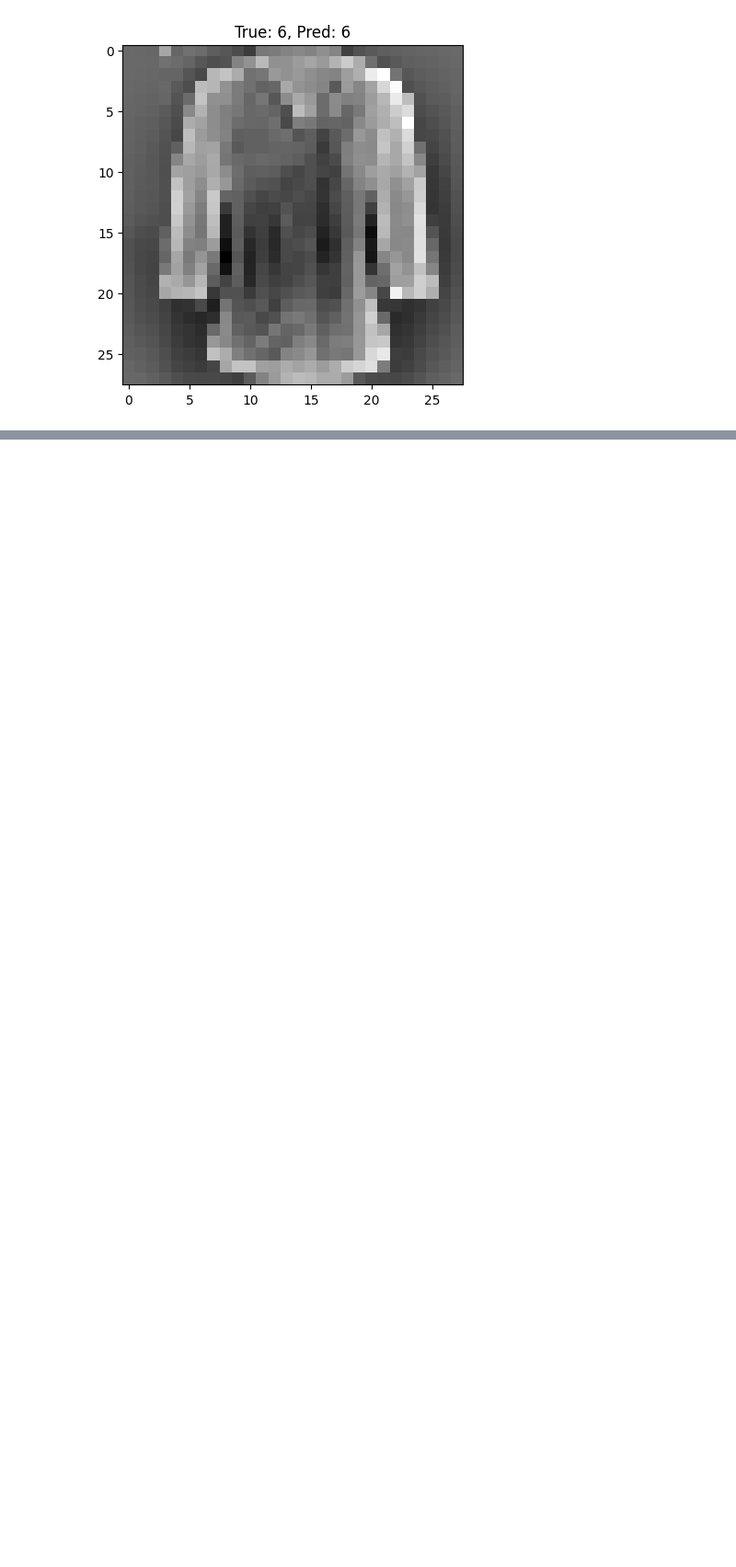
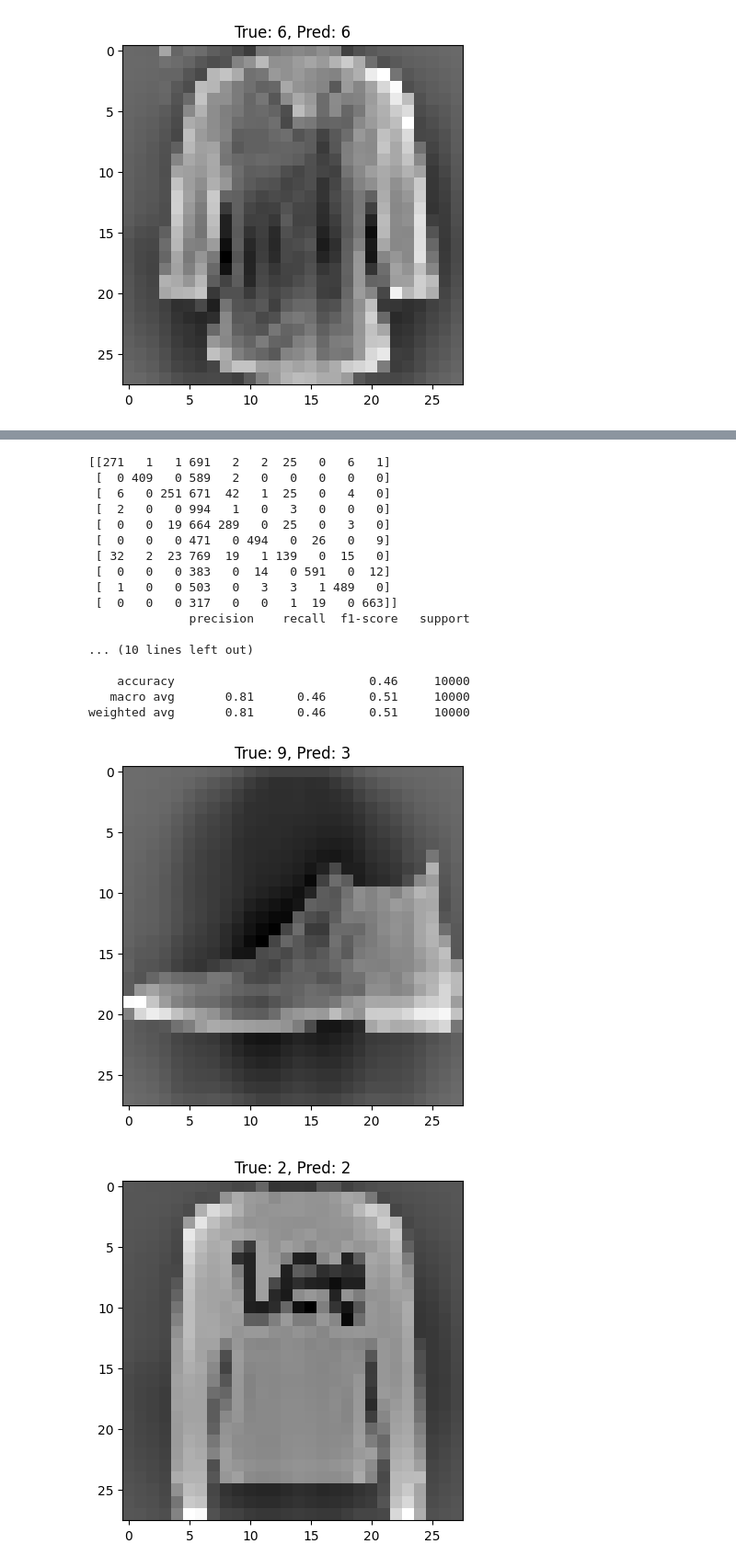
Before and after one commit to awesomecosmos/my-computer-vision-experiments, a Jupyter notebook: code/svm_classifier_for_fashion_mnist.ipynb, the cells around one changed output, grey strips where cells are left out. Shown: that part at 92% size. Cells and saved outputs as stored; diff of their text form; code cells hidden in the pictures; blank space fills up the shorter version.

```diff
--- a/code/svm_classifier_for_fashion_mnist.ipynb
+++ b/code/svm_classifier_for_fashion_mnist.ipynb
@@ -169,0 +295,22 @@ weighted avg       0.83      0.62      0.66     10000
+# %%
+train_and_test_svm(kernel='poly', C=0.1, degree=10, gamma='scale')
+# %% [output]
+[[271   1   1 691   2   2  25   0   6   1]
+ [  0 409   0 589   2   0   0   0   0   0]
+ [  6   0 251 671  42   1  25   0   4   0]
+ [  2   0   0 994   1   0   3   0   0   0]
+ [  0   0  19 664 289   0  25   0   3   0]
+ [  0   0   0 471   0 494   0  26   0   9]
+ [ 32   2  23 769  19   1 139   0  15   0]
+ [  0   0   0 383   0  14   0 591   0  12]
+ [  1   0   0 503   0   3   3   1 489   0]
+ [  0   0   0 317   0   0   1  19   0 663]]
+              precision    recall  f1-score   support
+
+... (10 lines left out)
+
+    accuracy                           0.46     10000
+   macro avg       0.81      0.46      0.51     10000
+weighted avg       0.81      0.46      0.51     10000
+[figure, added]
+[figure, added]
```
Also changed, not shown: parts of 6 cells of this notebook.
